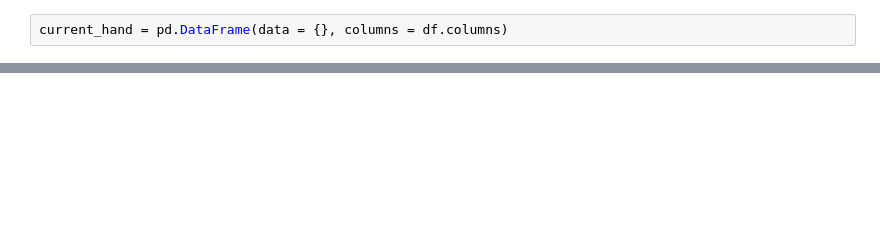
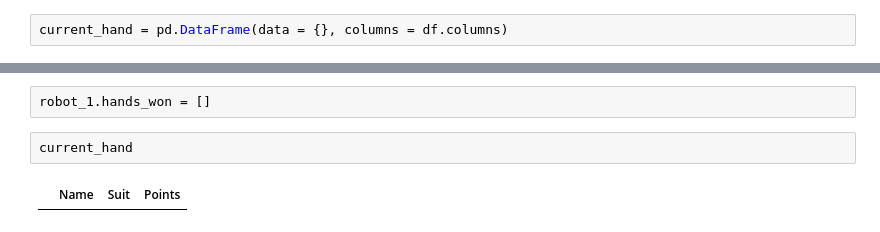
Before and after one commit to atulyasharan29/29xcardgame, a Jupyter notebook: 29.ipynb, the cells around one changed output, grey strips where cells are left out. Drawn from its saved outputs; the diff is of its cells as text; blank space fills up the shorter version.

```diff
--- a/29.ipynb
+++ b/29.ipynb
@@ -489,0 +485,6 @@ current_hand = pd.DataFrame(data = {}, columns = df.columns)
+# %%
+robot_1.hands_won = []
+# %%
+current_hand
+# %% [output]
+|  | Name | Suit | Points |
```
Also changed, not shown: parts of 13 cells of this notebook.
